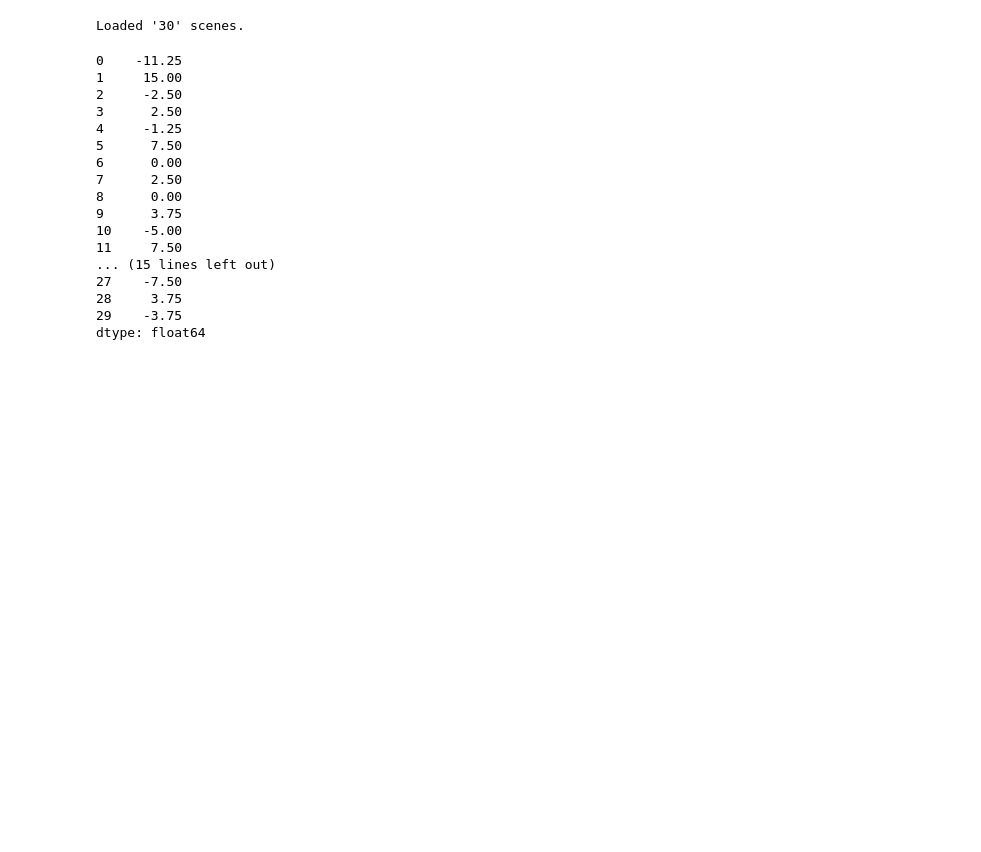
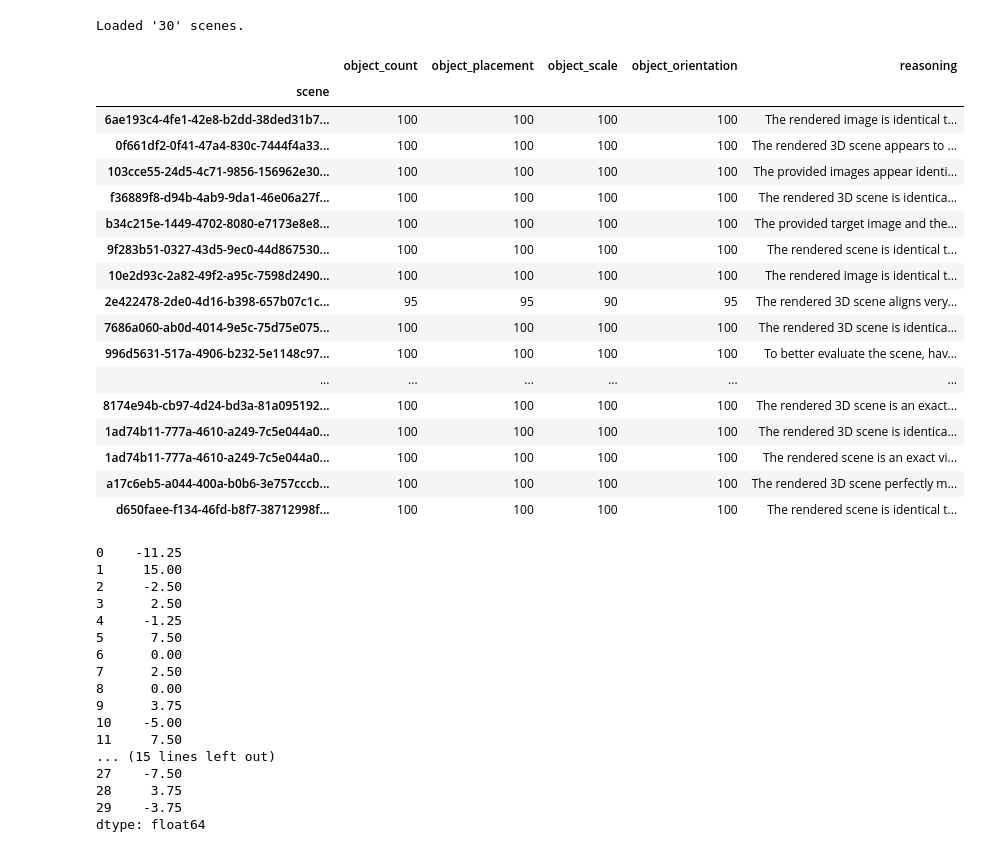
Before and after one commit to jonathansickert/3DFrontBench, a Jupyter notebook: notebooks/evaluate_scene_generation.ipynb, the cells around one changed output. Cells and saved outputs as stored; diff of their text form; code cells hidden in the pictures; blank space fills up the shorter version.

```diff
--- a/notebooks/evaluate_scene_generation.ipynb
+++ b/notebooks/evaluate_scene_generation.ipynb
@@ -28,3 +37,28 @@ for sample in dataset:
+# %%
+df = pd.read_pickle("../outputs/vlm_score_same_image_0.pickle")
+
+df = df.set_index("scene", drop=True)
+df = df.reindex(None)
+df
+# %% [output]
+|  | object_count | object_placement | object_scale | object_orientation | reasoning |
+| scene |  |  |  |  |  |
+| 6ae193c4-4fe1-42e8-b2dd-38ded31b7... | 100 | 100 | 100 | 100 | The rendered image is identical t... |
+| 0f661df2-0f41-47a4-830c-7444f4a33... | 100 | 100 | 100 | 100 | The rendered 3D scene appears to ... |
+| 103cce55-24d5-4c71-9856-156962e30... | 100 | 100 | 100 | 100 | The provided images appear identi... |
+| f36889f8-d94b-4ab9-9da1-46e06a27f... | 100 | 100 | 100 | 100 | The rendered 3D scene is identica... |
+| b34c215e-1449-4702-8080-e7173e8e8... | 100 | 100 | 100 | 100 | The provided target image and the... |
+| 9f283b51-0327-43d5-9ec0-44d867530... | 100 | 100 | 100 | 100 | The rendered scene is identical t... |
+| 10e2d93c-2a82-49f2-a95c-7598d2490... | 100 | 100 | 100 | 100 | The rendered image is identical t... |
+| 2e422478-2de0-4d16-b398-657b07c1c... | 95 | 95 | 90 | 95 | The rendered 3D scene aligns very... |
+| 7686a060-ab0d-4014-9e5c-75d75e075... | 100 | 100 | 100 | 100 | The rendered 3D scene is identica... |
+| 996d5631-517a-4906-b232-5e1148c97... | 100 | 100 | 100 | 100 | To better evaluate the scene, hav... |
+| ... | ... | ... | ... | ... | ... |
+| 8174e94b-cb97-4d24-bd3a-81a095192... | 100 | 100 | 100 | 100 | The rendered 3D scene is an exact... |
+| 1ad74b11-777a-4610-a249-7c5e044a0... | 100 | 100 | 100 | 100 | The rendered 3D scene is identica... |
+| 1ad74b11-777a-4610-a249-7c5e044a0... | 100 | 100 | 100 | 100 | The rendered scene is an exact vi... |
+| a17c6eb5-a044-400a-b0b6-3e757cccb... | 100 | 100 | 100 | 100 | The rendered 3D scene perfectly m... |
+| d650faee-f134-46fd-b8f7-38712998f... | 100 | 100 | 100 | 100 | The rendered scene is identical t... |
 # %%
 import pandas as pd
 
```
Also changed, not shown: parts of 2 cells of this notebook, 36 other files.
